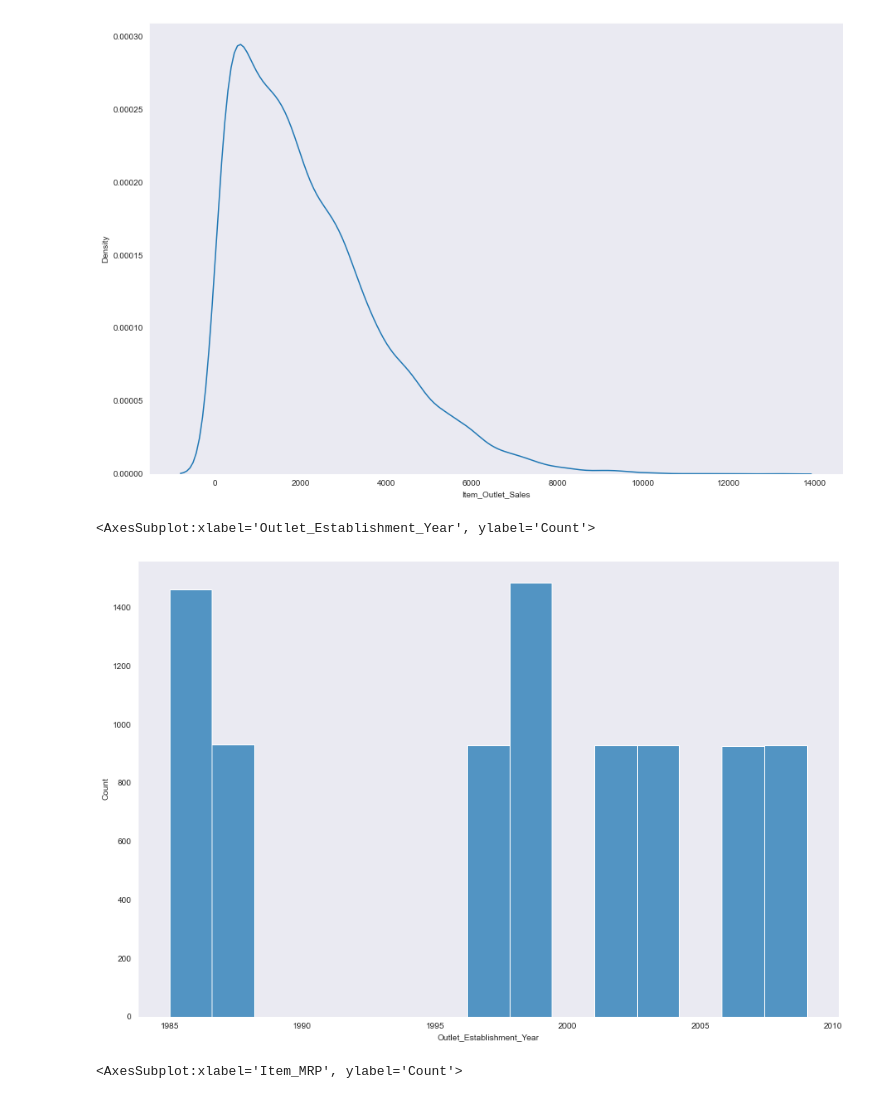
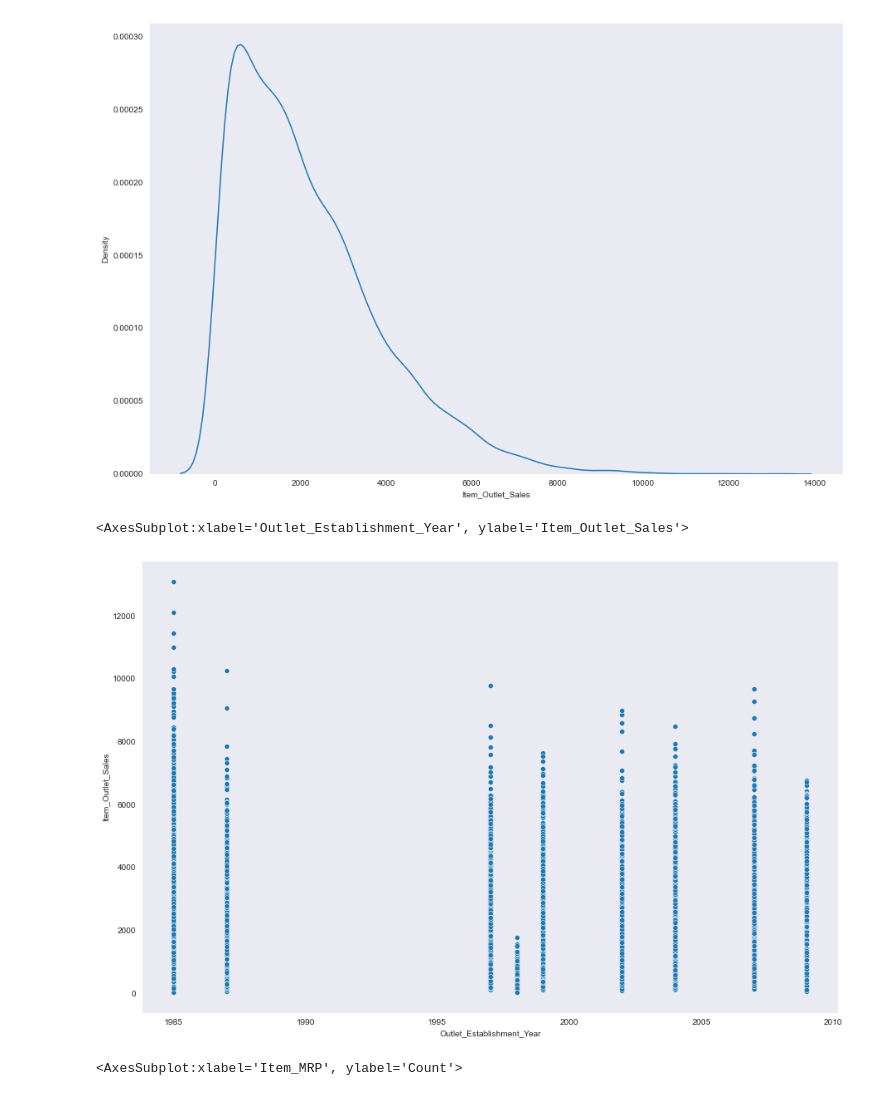
Before and after one commit to Technocolabs100/Product-Sales-Outlet-at-BigMart-Datawarehouse, a Jupyter notebook: product_sales_BigMarket.ipynb, the cells around one changed output. Drawn from its saved outputs; the diff is of its cells as text; code cells hidden in the pictures.

```diff
--- a/product_sales_BigMarket.ipynb
+++ b/product_sales_BigMarket.ipynb
@@ -71,10 +95,11 @@ sns.kdeplot(data=Data['Item_Outlet_Sales'])
 [figure]
 # %%
 plt.figure(figsize=(15,10))
-sns.histplot(data=Data['Outlet_Establishment_Year'])    # almost we haven't any data across 1990 t0 1995
+sns.scatterplot(x=Data['Outlet_Establishment_Year'], y=Data['Item_Outlet_Sales'])
+#we haven't any clear correlation between year and sales so, we may consider it isn't important
 # %% [output]
-<AxesSubplot:xlabel='Outlet_Establishment_Year', ylabel='Count'>
+<AxesSubplot:xlabel='Outlet_Establishment_Year', ylabel='Item_Outlet_Sales'>
-[figure, old version]
+[figure, new version]
 # %%
 plt.figure(figsize=(15,10))
 sns.histplot(data=Data, x='Item_MRP', hue='Item_Type')   # most mpr for baking goods , Dairy and household and snack foods
```
Also changed, not shown: parts of 59 cells of this notebook.
